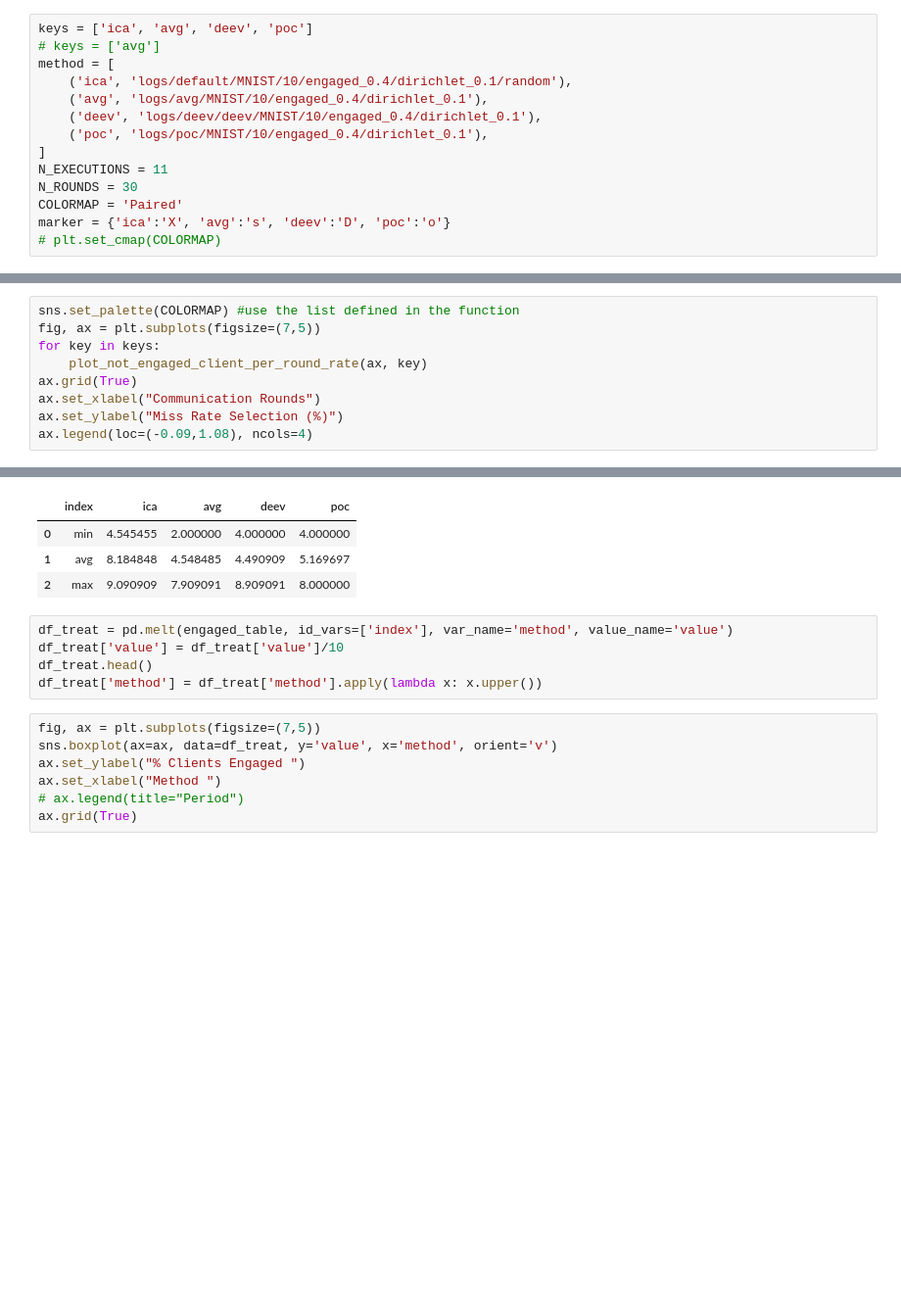
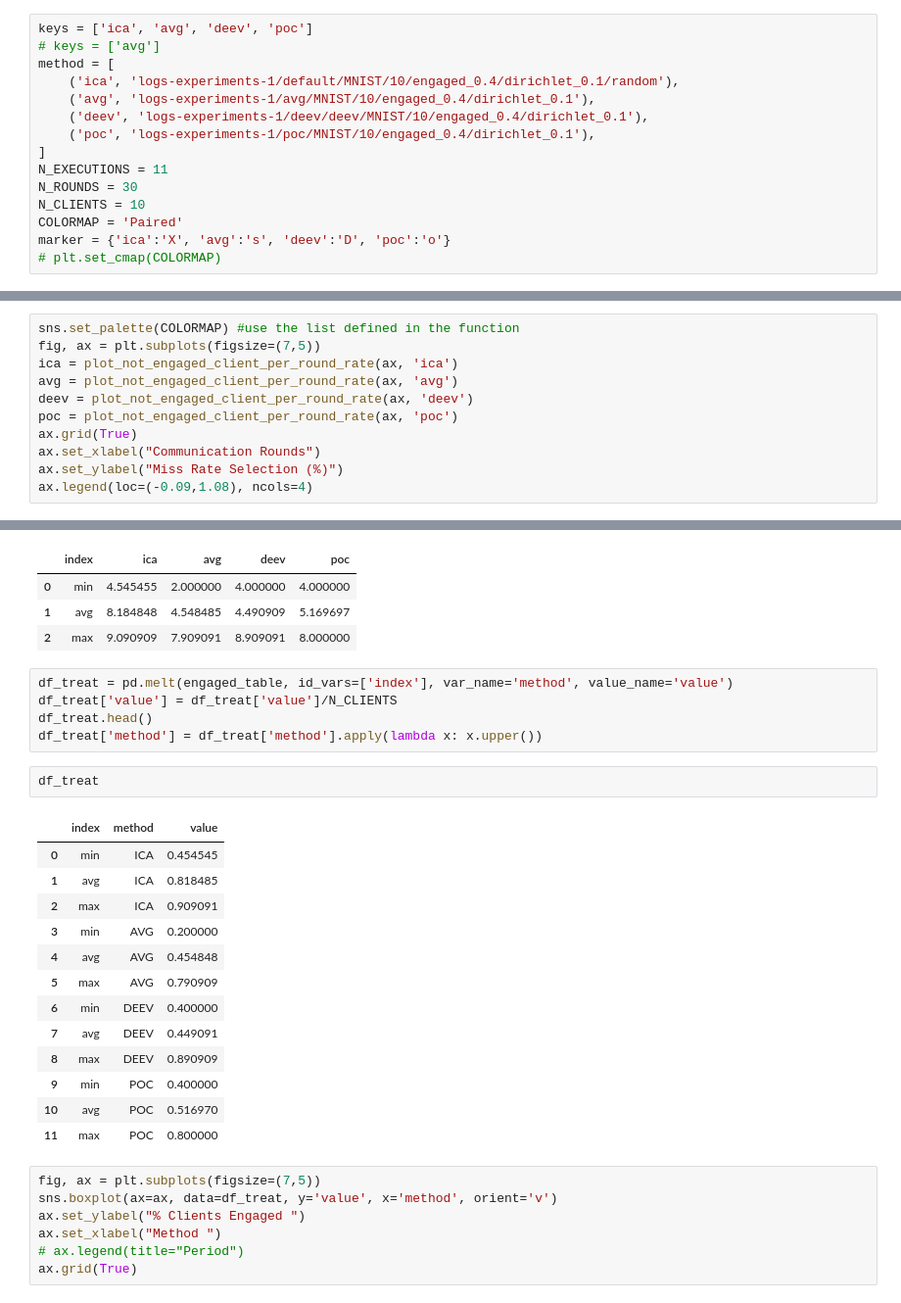
Before and after one commit to rafaeloj/LetsFed, a Jupyter notebook: plot.ipynb, the cells around one changed output, grey strips where cells are left out. Shown at 98% size. Saved outputs shown, nothing was run; the diff lists cells and outputs as text; blank space fills up the shorter version.

```diff
--- a/plot.ipynb
+++ b/plot.ipynb
@@ -100,13 +100,14 @@ directories = {
 keys = ['ica', 'avg', 'deev', 'poc']
 # keys = ['avg']
 method = [
-    ('ica', 'logs/default/MNIST/10/engaged_0.4/dirichlet_0.1/random'),
-    ('avg', 'logs/avg/MNIST/10/engaged_0.4/dirichlet_0.1'),
-    ('deev', 'logs/deev/deev/MNIST/10/engaged_0.4/dirichlet_0.1'),
-    ('poc', 'logs/poc/MNIST/10/engaged_0.4/dirichlet_0.1'),
+    ('ica', 'logs-experiments-1/default/MNIST/10/engaged_0.4/dirichlet_0.1/random'),
+    ('avg', 'logs-experiments-1/avg/MNIST/10/engaged_0.4/dirichlet_0.1'),
+    ('deev', 'logs-experiments-1/deev/deev/MNIST/10/engaged_0.4/dirichlet_0.1'),
+    ('poc', 'logs-experiments-1/poc/MNIST/10/engaged_0.4/dirichlet_0.1'),
 ]
 N_EXECUTIONS = 11
 N_ROUNDS = 30
+N_CLIENTS = 10
 COLORMAP = 'Paired'
 marker = {'ica':'X', 'avg':'s', 'deev':'D', 'poc':'o'}
 # plt.set_cmap(COLORMAP)
@@ -531,8 +547,10 @@ def plot_not_engaged_client_per_round_rate(ax, key):
 # %%
 sns.set_palette(COLORMAP) #use the list defined in the function
 fig, ax = plt.subplots(figsize=(7,5))
-for key in keys:
-    plot_not_engaged_client_per_round_rate(ax, key)
+ica = plot_not_engaged_client_per_round_rate(ax, 'ica')
+avg = plot_not_engaged_client_per_round_rate(ax, 'avg')
+deev = plot_not_engaged_client_per_round_rate(ax, 'deev')
+poc = plot_not_engaged_client_per_round_rate(ax, 'poc')
 ax.grid(True)
 ax.set_xlabel("Communication Rounds")
 ax.set_ylabel("Miss Rate Selection (%)")
@@ -604,9 +630,25 @@ engaged_table
 | 2 | max | 9.090909 | 7.909091 | 8.909091 | 8.000000 |
 # %%
 df_treat = pd.melt(engaged_table, id_vars=['index'], var_name='method', value_name='value')
-df_treat['value'] = df_treat['value']/10
+df_treat['value'] = df_treat['value']/N_CLIENTS
 df_treat.head()
 df_treat['method'] = df_treat['method'].apply(lambda x: x.upper())
+# %%
+df_treat
+# %% [output]
+|  | index | method | value |
+| 0 | min | ICA | 0.454545 |
+| 1 | avg | ICA | 0.818485 |
+| 2 | max | ICA | 0.909091 |
+| 3 | min | AVG | 0.200000 |
+| 4 | avg | AVG | 0.454848 |
+| 5 | max | AVG | 0.790909 |
+| 6 | min | DEEV | 0.400000 |
+| 7 | avg | DEEV | 0.449091 |
+| 8 | max | DEEV | 0.890909 |
+| 9 | min | POC | 0.400000 |
+| 10 | avg | POC | 0.516970 |
+| 11 | max | POC | 0.800000 |
 # %%
 fig, ax = plt.subplots(figsize=(7,5))
 sns.boxplot(ax=ax, data=df_treat, y='value', x='method', orient='v')
```
Also changed, not shown: parts of 11 cells of this notebook, 17 other files.
